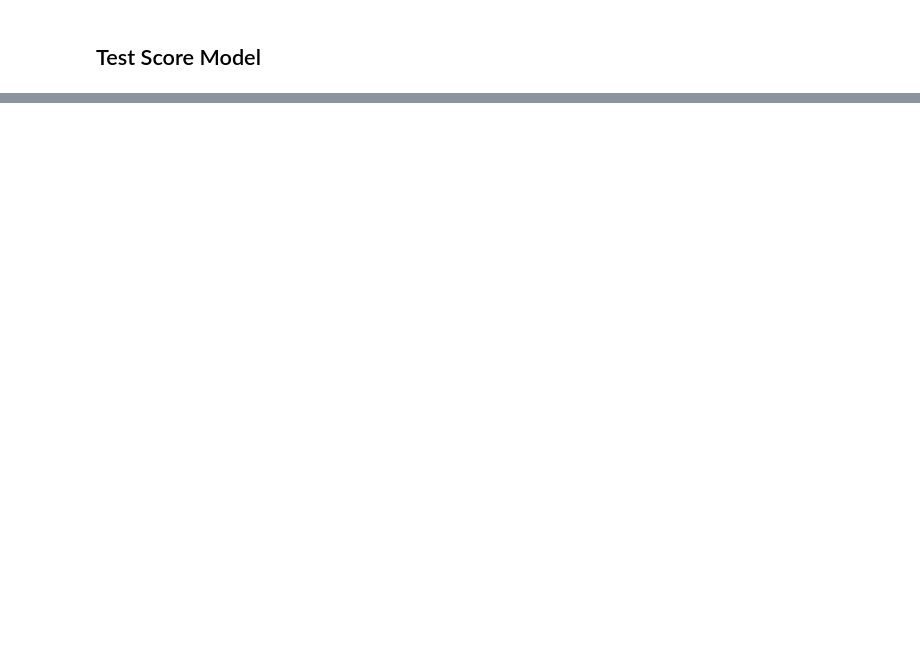
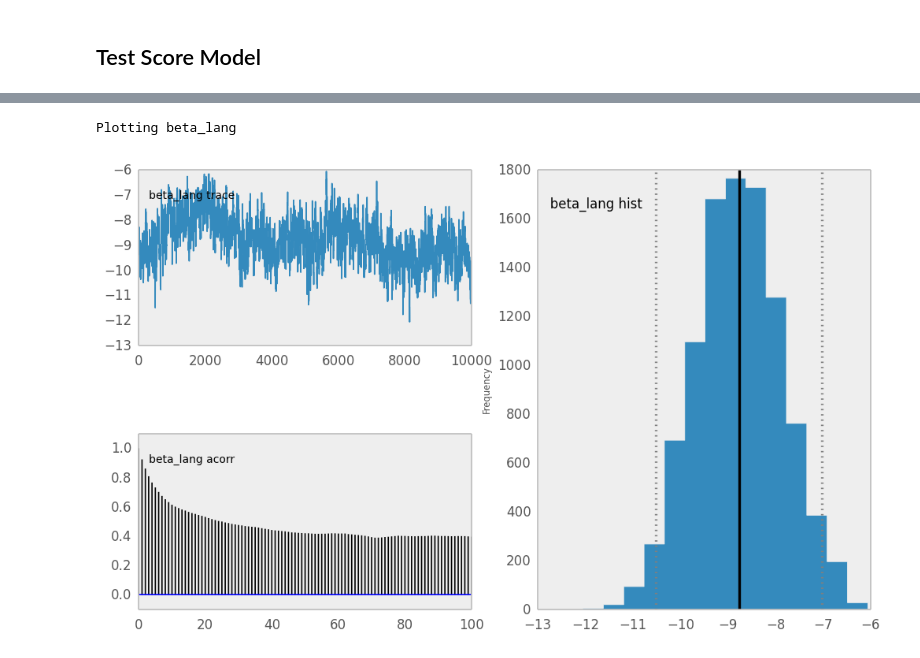
Before and after one commit to fonnesbeck/bimodal-bilateral, a Jupyter notebook: Bimodal-bilateral Analysis.ipynb, the cells around one changed output, grey strips where cells are left out. Cells and saved outputs as stored; diff of their text form; code cells hidden in the pictures; blank space fills up the shorter version.

```diff
--- a/Bimodal-bilateral Analysis.ipynb
+++ b/Bimodal-bilateral Analysis.ipynb
@@ -882,0 +911,5 @@ AttributeError: 'DataFrame' object has no attribute 'male'
+# %%
+Matplot.plot(Mlang.beta_lang)
+# %% [output]
+Plotting beta_lang
+[figure, added]
```
Also changed, not shown: parts of 51 cells of this notebook.
